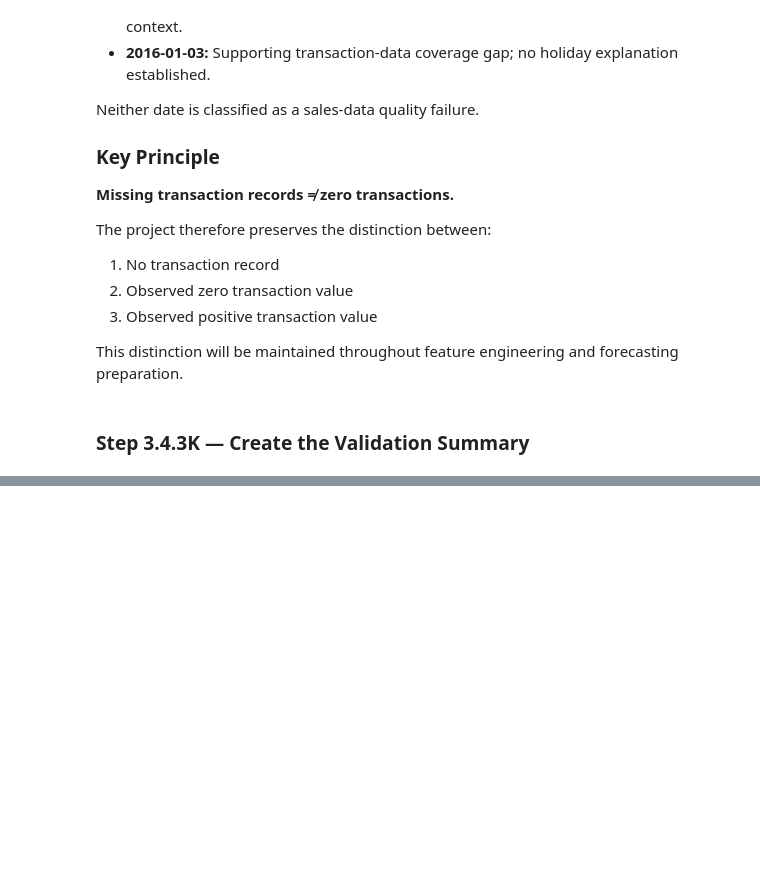
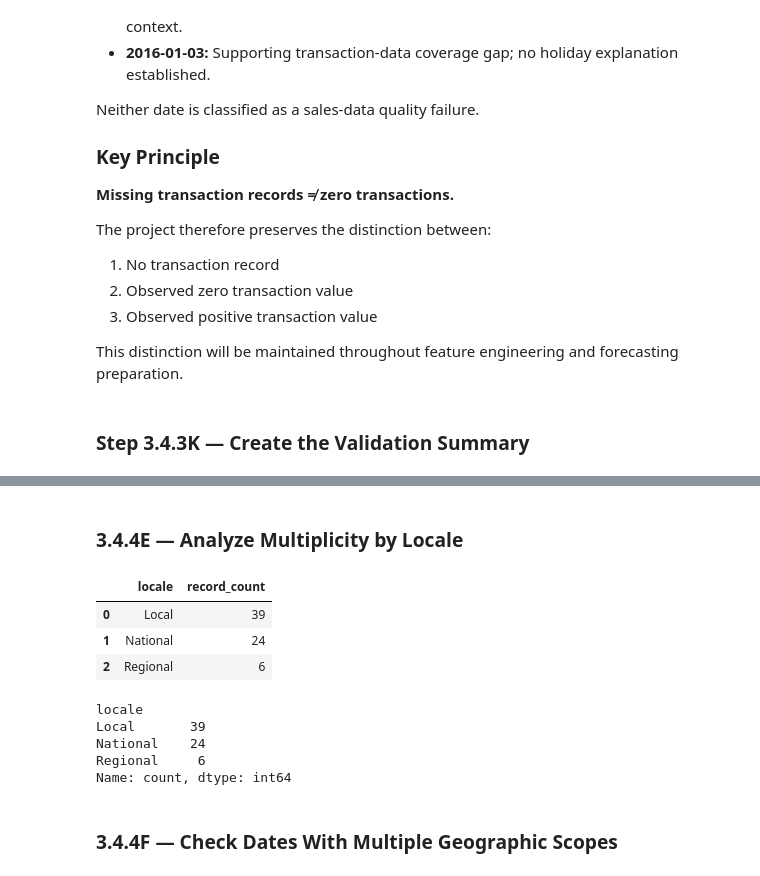
Before and after one commit to Abu-Hozaifa-Retail-Analyst/retail-sales-forecasting, a Jupyter notebook: notebooks/01_data_quality/02_initial_data_profiling.ipynb, the cells around one changed output, grey strips where cells are left out. Cells and saved outputs as stored; diff of their text form; code cells hidden in the pictures; blank space fills up the shorter version.

```diff
--- a/notebooks/01_data_quality/02_initial_data_profiling.ipynb
+++ b/notebooks/01_data_quality/02_initial_data_profiling.ipynb
@@ -4247,0 +4383,30 @@ transaction_validation_summary
+# %% [markdown]
+### 3.4.4E — Analyze Multiplicity by Locale
+# %%
+multi_locale_summary = (
+    multi_event_details
+    .groupby("locale")
+    .size()
+    .reset_index(name="record_count")
+    .sort_values("record_count", ascending=False)
+)
+
+multi_locale_summary
+# %% [output]
+|  | locale | record_count |
+| 0 | Local | 39 |
+| 1 | National | 24 |
+| 2 | Regional | 6 |
+# %%
+print(
+    multi_event_details["locale"]
+    .value_counts()
+)
+# %% [output]
+locale
+Local       39
+National    24
+Regional     6
+Name: count, dtype: int64
+# %% [markdown]
+### 3.4.4F — Check Dates With Multiple Geographic Scopes
```
Also changed, not shown: parts of 24 cells of this notebook, 1 other file.
